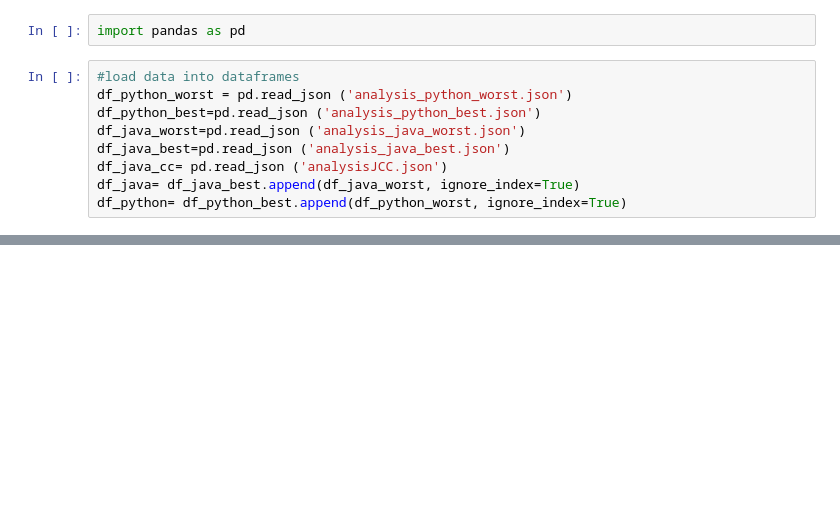
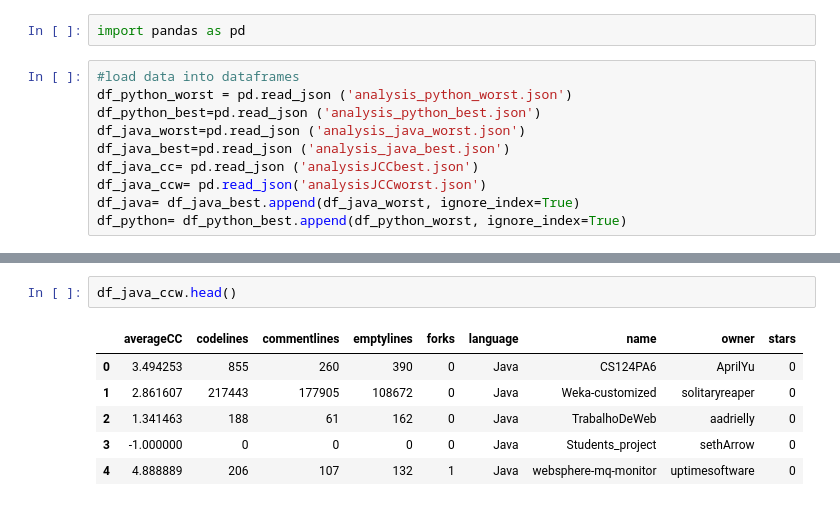
Before and after one commit to davedscl/AdvancedMethodsSe, a Jupyter notebook: evals.ipynb, the cells around one changed output, grey strips where cells are left out. Drawn from its saved outputs; the diff is of its cells as text; blank space fills up the shorter version.

```diff
--- a/evals.ipynb
+++ b/evals.ipynb
@@ -6,7 +6,8 @@ df_python_worst = pd.read_json ('analysis_python_worst.json')
 df_python_best=pd.read_json ('analysis_python_best.json')
 df_java_worst=pd.read_json ('analysis_java_worst.json')
 df_java_best=pd.read_json ('analysis_java_best.json')
-df_java_cc= pd.read_json ('analysisJCC.json')
+df_java_cc= pd.read_json ('analysisJCCbest.json')
+df_java_ccw= pd.read_json('analysisJCCworst.json')
 df_java= df_java_best.append(df_java_worst, ignore_index=True)
 df_python= df_python_best.append(df_python_worst, ignore_index=True)
 # %%
@@ -115,3 +248,12 @@ fig.add_trace(go.Scatter(x=df_java_cc['averageCC'].values, y=df_java_cc['comment
 fig.show()
 # %% [output]
 [interactive output not drawn]
+# %%
+df_java_ccw.head()
+# %% [output]
+|  | averageCC | codelines | commentlines | emptylines | forks | language | name | owner | stars |
+| 0 | 3.494253 | 855 | 260 | 390 | 0 | Java | CS124PA6 | AprilYu | 0 |
+| 1 | 2.861607 | 217443 | 177905 | 108672 | 0 | Java | Weka-customized | solitaryreaper | 0 |
+| 2 | 1.341463 | 188 | 61 | 162 | 0 | Java | TrabalhoDeWeb | aadrielly | 0 |
+| 3 | -1.000000 | 0 | 0 | 0 | 0 | Java | Students_project | sethArrow | 0 |
+| 4 | 4.888889 | 206 | 107 | 132 | 1 | Java | websphere-mq-monitor | uptimesoftware | 0 |
```
Also changed, not shown: parts of 14 cells of this notebook.
